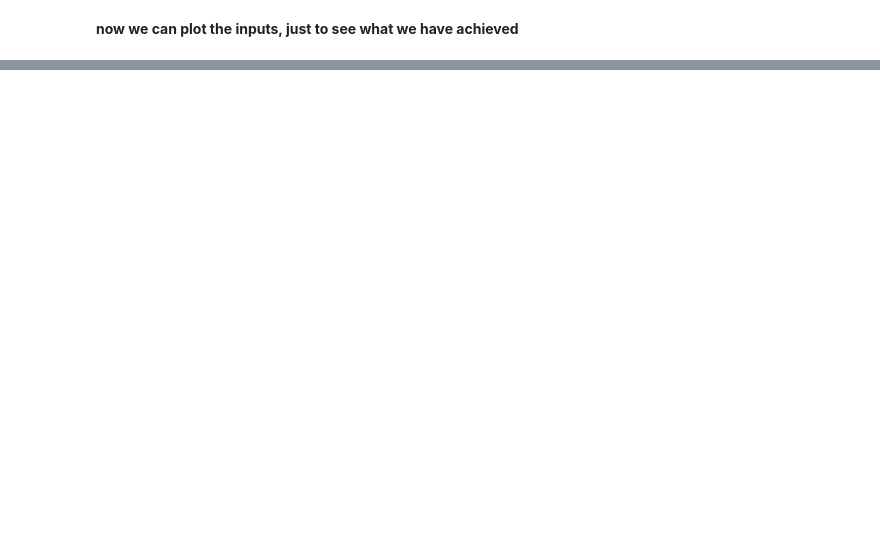
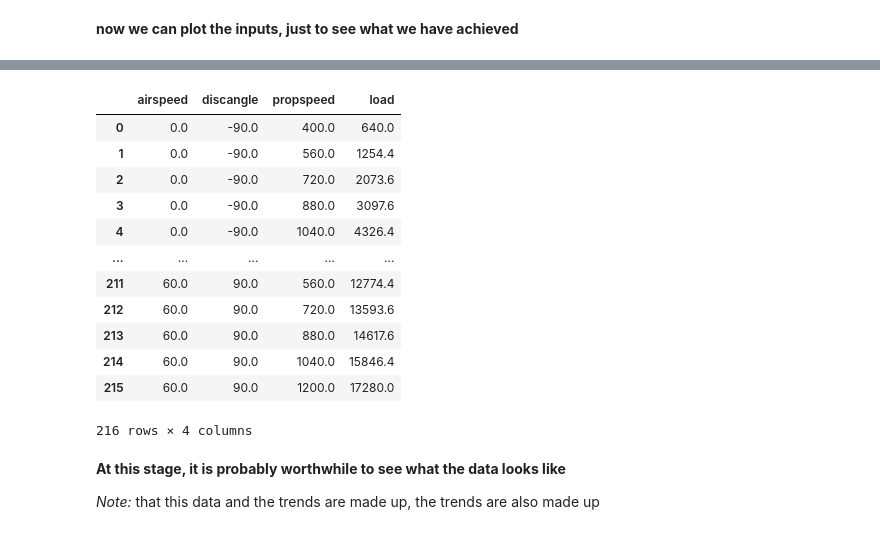
Before and after one commit to willjrh/unipy, a Jupyter notebook: example_problems/run_dummy_prop.ipynb, the cells around one changed output, grey strips where cells are left out. Cells and saved outputs as stored; diff of their text form; code cells hidden in the pictures; blank space fills up the shorter version.

Commit message:
Add prop load calc

```diff
--- a/example_problems/run_dummy_prop.ipynb
+++ b/example_problems/run_dummy_prop.ipynb
@@ -26,6 +25,7 @@ airspeed_limits = [0.0, 60.0]
 # and we group them into a list
 xlimits = np.array([discangle_limits, airspeed_limits, propspeed_limits])
 # and make the full factorial sampling
-lf_sampling = FullFactorial(xlimits=xlimits)
+lf_sampling = FullFactorial(xlimits=xlimits, clip=True)
 number_of_lf_samples = 200
 lf_independent = lf_sampling(number_of_lf_samples)
+print(f"Actual number of samples generated is: {lf_independent[:, 0].shape[0]}")
@@ -39,0 +66,28 @@ fig = go.Figure(data=[go.scatter3d(x=lf_independent, y=lf_independent, mode="mak
+# %%
+lf_data_df: pd.DataFrame = dummy_prop_example.lf_data(
+    lf_independent[:, 0],
+    lf_independent[:, 1],
+    lf_independent[:, 2],
+    1000.0,
+    4000.0,
+)
+
+display(lf_data_df)
+# %% [output]
+|  | airspeed | discangle | propspeed | load |
+| 0 | 0.0 | -90.0 | 400.0 | 640.0 |
+| 1 | 0.0 | -90.0 | 560.0 | 1254.4 |
+| 2 | 0.0 | -90.0 | 720.0 | 2073.6 |
+| 3 | 0.0 | -90.0 | 880.0 | 3097.6 |
+| 4 | 0.0 | -90.0 | 1040.0 | 4326.4 |
+| ... | ... | ... | ... | ... |
+| 211 | 60.0 | 90.0 | 560.0 | 12774.4 |
+| 212 | 60.0 | 90.0 | 720.0 | 13593.6 |
+| 213 | 60.0 | 90.0 | 880.0 | 14617.6 |
+| 214 | 60.0 | 90.0 | 1040.0 | 15846.4 |
+| 215 | 60.0 | 90.0 | 1200.0 | 17280.0 |
+216 rows × 4 columns
+# %% [markdown]
+**At this stage, it is probably worthwhile to see what the data looks like**
+
+*Note:* that this data and the trends are made up, the trends are also made up
```
Also changed, not shown: parts of 8 cells of this notebook, 1 other file.
